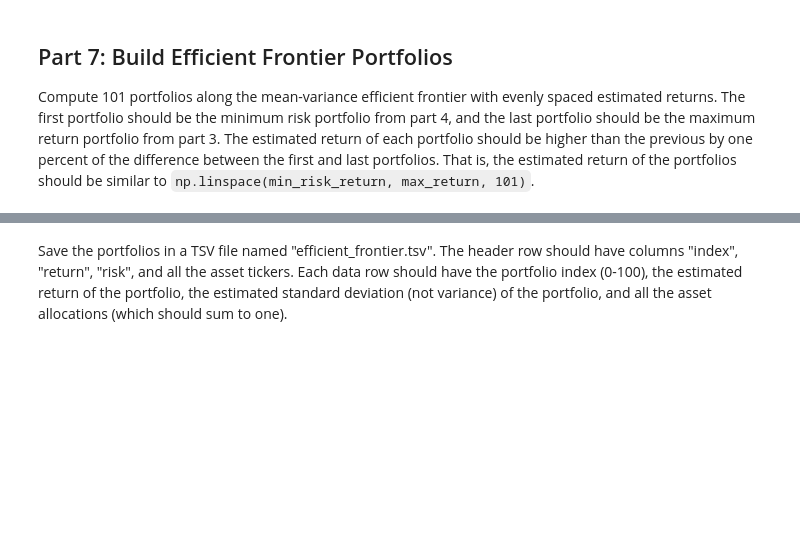
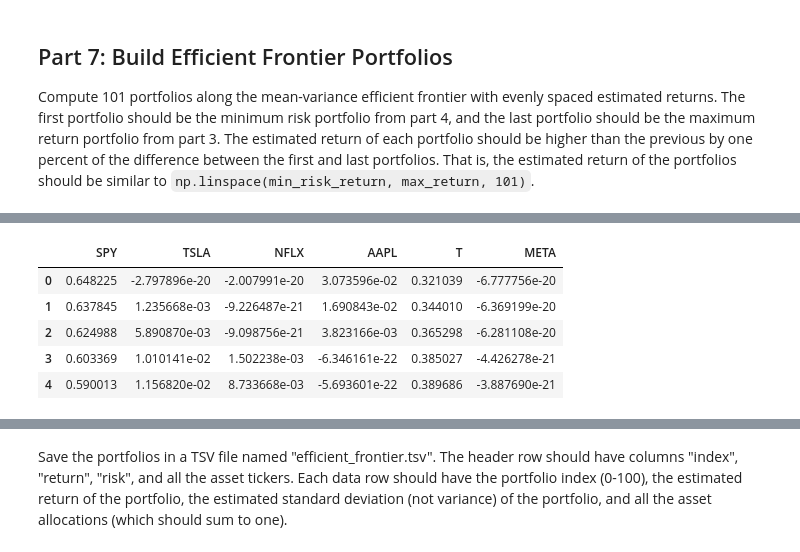
Before and after one commit to ethibaul/dx704-project-01, a Jupyter notebook: project.ipynb, the cells around one changed output, grey strips where cells are left out. Cells and saved outputs as stored; diff of their text form; code cells hidden in the pictures; blank space fills up the shorter version.

```diff
--- a/project.ipynb
+++ b/project.ipynb
@@ -276,0 +444,11 @@ That is, the estimated return of the portfolios should be similar to `np.linspac
+# %%
+assets = ["SPY", "TSLA", "NFLX", "AAPL", "T", "META"]
+ef_portfolios = pd.DataFrame(ef_portfolios, columns=assets)
+ef_portfolios.head()
+# %% [output]
+|  | SPY | TSLA | NFLX | AAPL | T | META |
+| 0 | 0.648225 | -2.797896e-20 | -2.007991e-20 | 3.073596e-02 | 0.321039 | -6.777756e-20 |
+| 1 | 0.637845 | 1.235668e-03 | -9.226487e-21 | 1.690843e-02 | 0.344010 | -6.369199e-20 |
+| 2 | 0.624988 | 5.890870e-03 | -9.098756e-21 | 3.823166e-03 | 0.365298 | -6.281108e-20 |
+| 3 | 0.603369 | 1.010141e-02 | 1.502238e-03 | -6.346161e-22 | 0.385027 | -4.426278e-21 |
+| 4 | 0.590013 | 1.156820e-02 | 8.733668e-03 | -5.693601e-22 | 0.389686 | -3.887690e-21 |
```
Also changed, not shown: parts of 32 cells of this notebook, 4 other files.
